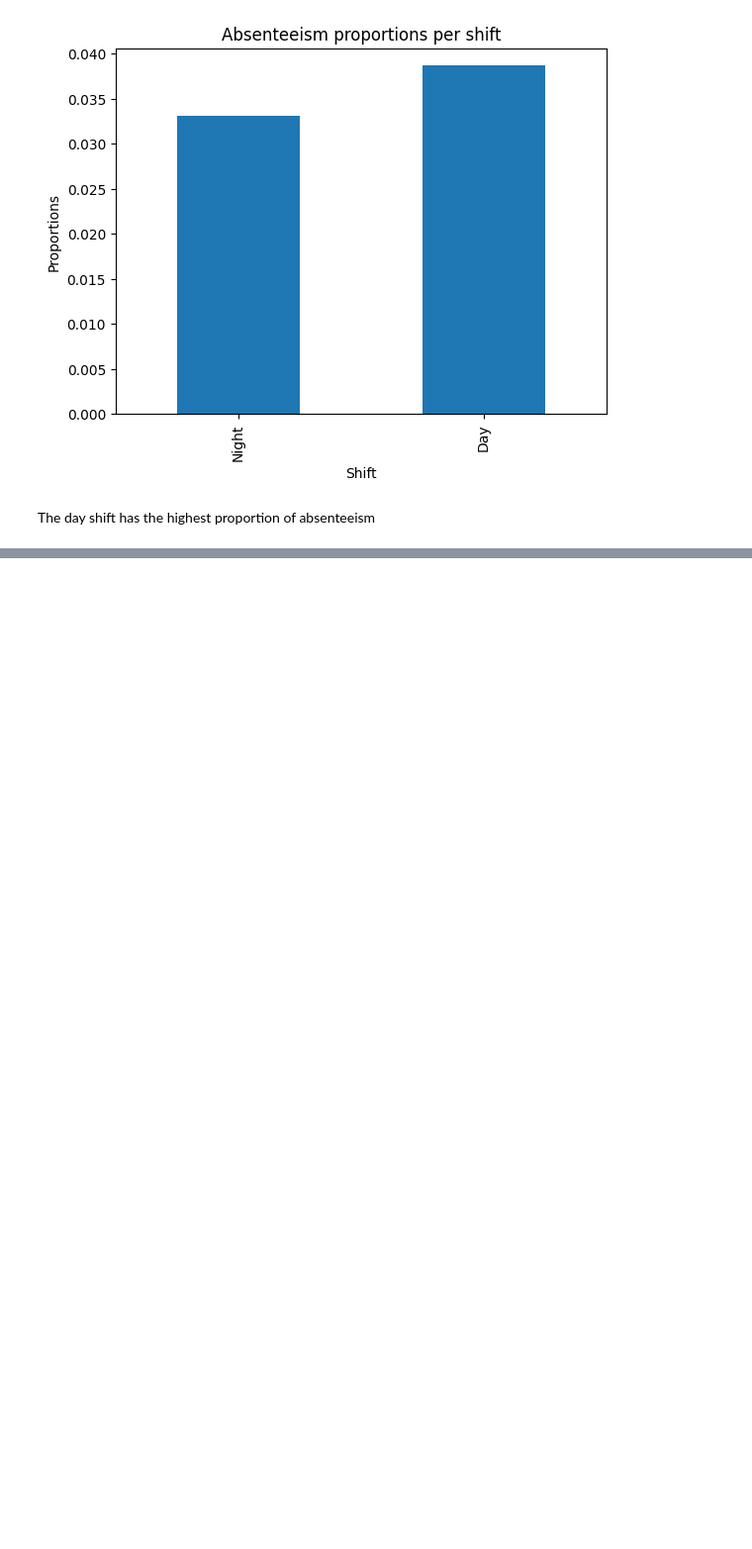
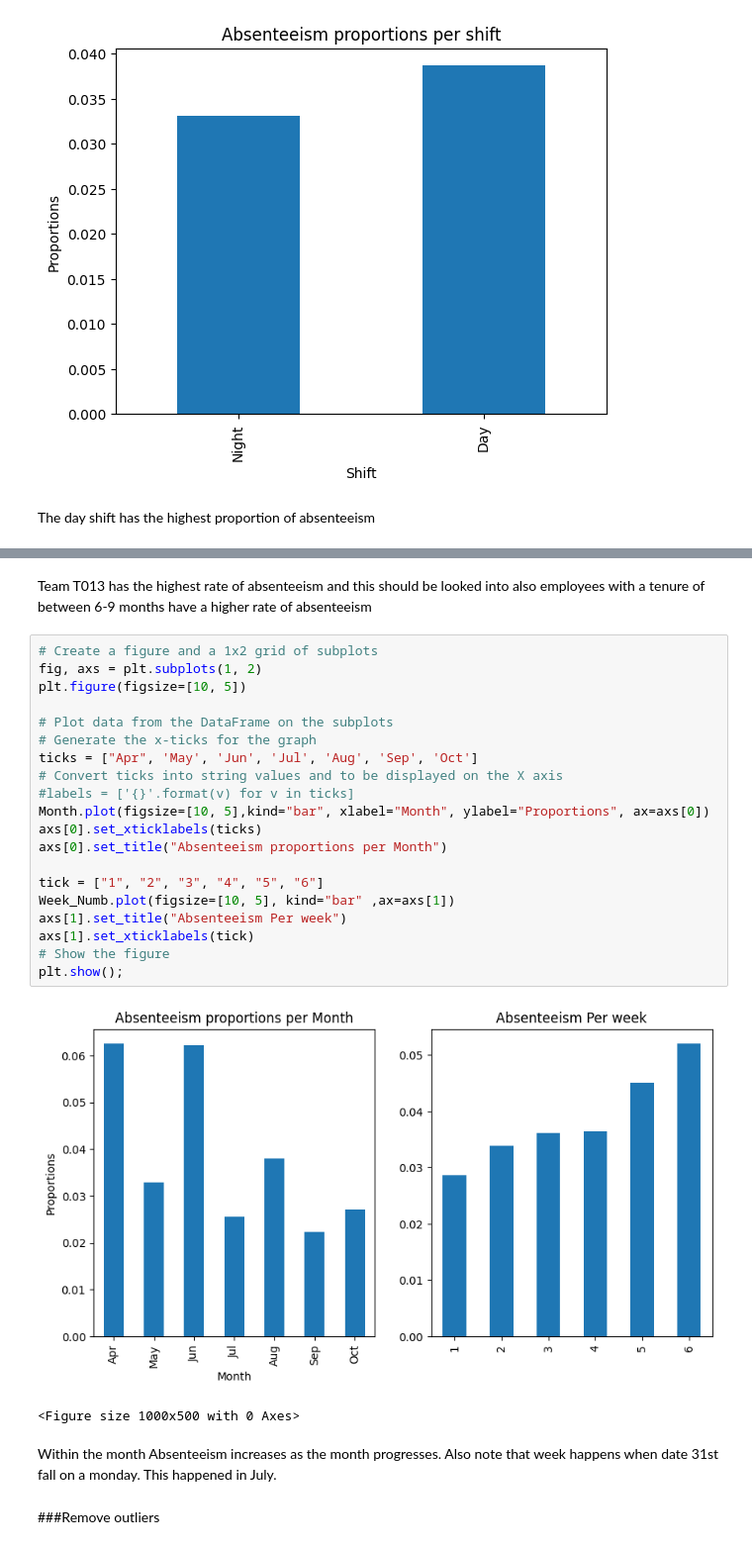
Before and after one commit to Jaeljane/Attendance_Prediction, a Jupyter notebook: Attendance_Classification.ipynb, the cells around one changed output, grey strips where cells are left out. Shown: that part at 99% size. Cells and saved outputs as stored; diff of their text form; blank space fills up the shorter version.

```diff
--- a/Attendance_Classification.ipynb
+++ b/Attendance_Classification.ipynb
@@ -171,0 +177,29 @@ plt.show()
+# %% [markdown]
+Team T013 has the highest rate of absenteeism and this should be looked into also employees with a tenure of between 6-9 months have a higher rate of absenteeism
+# %%
+# Create a figure and a 1x2 grid of subplots
+fig, axs = plt.subplots(1, 2)
+plt.figure(figsize=[10, 5])
+
+# Plot data from the DataFrame on the subplots
+# Generate the x-ticks for the graph
+ticks = ["Apr", 'May', 'Jun', 'Jul', 'Aug', 'Sep', 'Oct']
+# Convert ticks into string values and to be displayed on the X axis
+#labels = ['{}'.format(v) for v in ticks]
+Month.plot(figsize=[10, 5],kind="bar", xlabel="Month", ylabel="Proportions", ax=axs[0])
+axs[0].set_xticklabels(ticks)
+axs[0].set_title("Absenteeism proportions per Month")
+
+tick = ["1", "2", "3", "4", "5", "6"]
+Week_Numb.plot(figsize=[10, 5], kind="bar" ,ax=axs[1])
+axs[1].set_title("Absenteeism Per week")
+axs[1].set_xticklabels(tick)
+# Show the figure
+plt.show();
+# %% [output]
+[figure, added]
+<Figure size 1000x500 with 0 Axes>
+# %% [markdown]
+Within the month Absenteeism increases as the month progresses. Also note that week happens when date 31st fall on a monday. This happened in July.
+# %% [markdown]
+###Remove outliers
```
Also changed, not shown: parts of 12 cells of this notebook.
